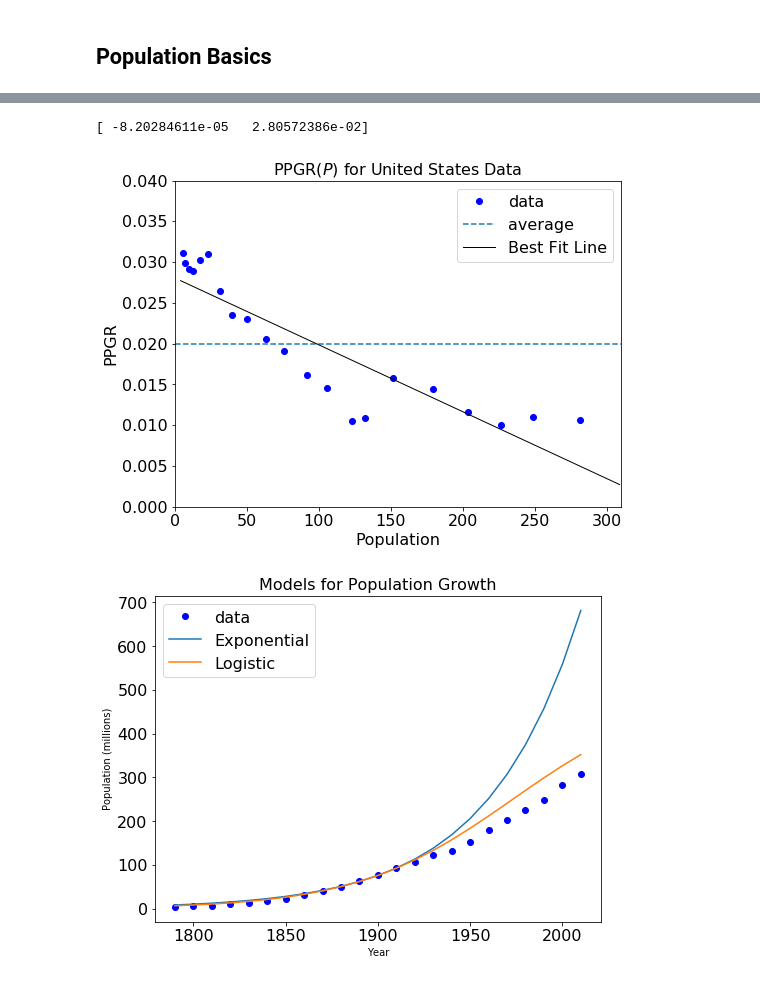
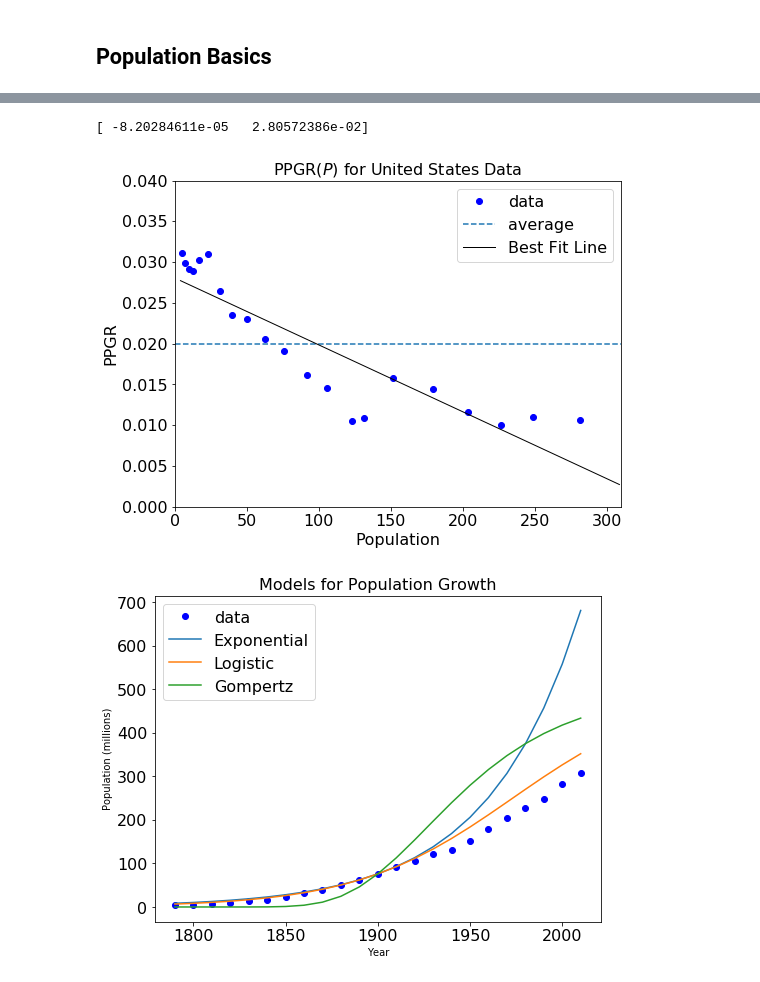
Before and after one commit to BananaBonanza/cwuMath475, a Jupyter notebook: PopBasics.ipynb, the cells around one changed output, grey strips where cells are left out. Cells and saved outputs as stored; diff of their text form; code cells hidden in the pictures.

```diff
--- a/PopBasics.ipynb
+++ b/PopBasics.ipynb
@@ -108,40 +108,40 @@ def US_log(t,P0,L):
     return T/B
 
 #Gompertz Model
-#def US_Gomp(t,P0,L):
-#    r = avgPPGR/(-(P0/L)+1)
-#    log = np.log(L/P0)
-#    exp = -log*np.exp(-r*t)
-#    return L*np.exp(exp)
+def US_Gomp(t,P0,L):
+    r = avgPPGR/(-(P0/L)+1)
+    log = np.log(L/P0)
+    exp = -log*np.exp(-r*t)
+    return L*np.exp(exp)
 
 #I will next set a value for the limit of growth in the US. At present, this value is arbitrary.
 #Hopefully I will be able to find a better value for this later.
 
 L = 500
 
 """For the sake of experimentation, the following is a test of the defined function above. Delete these three quotation
 marks and the ones from the documentation below in order to comment it out."""
 plt.figure(figsize=(8,6))
 #
 #First, the data
 plt.plot(USYears, USPop, 'o', color='b', label='data')
 #Next, the possible exponential function
 plt.plot(USYears, US_exp(USYears-1900,USPop[11],avgPPGR), label='Exponential')
 #A possible logistic model
 plt.plot(USYears, US_log(USYears-1900,USPop[11],L), label = 'Logistic')
 #and finally a possible Gompertz model
-#plt.plot(USYears, US_Gomp(USYears-1900,USPop[10],L), label = 'Gompertz')
+plt.plot(USYears, US_Gomp(USYears-1900,USPop[11],L), label = 'Gompertz')
 plt.legend(loc=2, fontsize=16)
 plt.title('Models for Population Growth', fontsize=16)
 plt.xlabel('Year')
 plt.ylabel('Population (millions)')
 plt.savefig('USModelsFirst.png')
 plt.show()
 plt.close()
 
 #Remove the pound to comment out the above plot"""
 # %% [output]
 [figure]
 [ -8.20284611e-05   2.80572386e-02]
-[figure, old version]
+[figure, new version]
-[figure, old version]
+[figure, new version]
```
Also changed, not shown: 5 other files.
